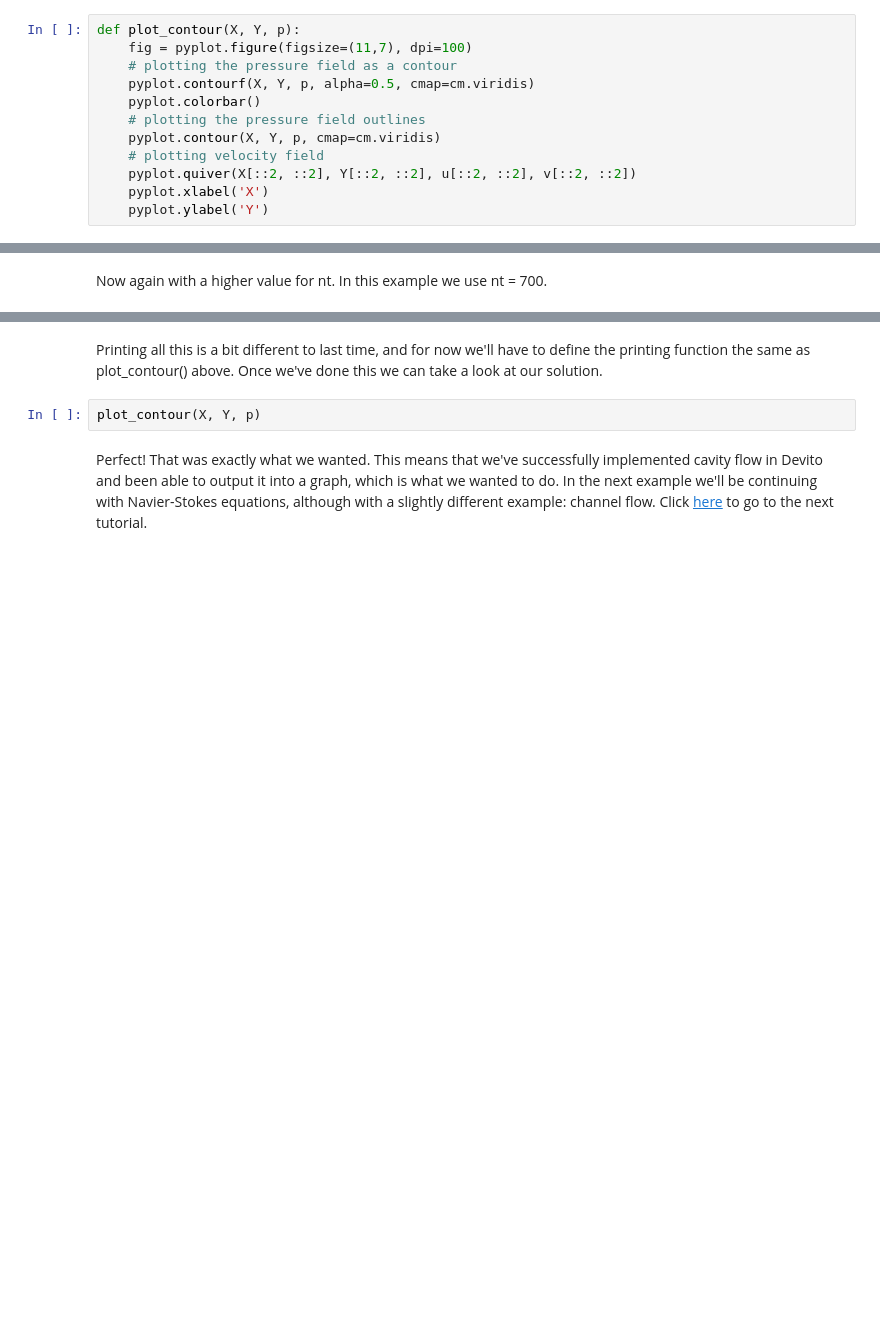
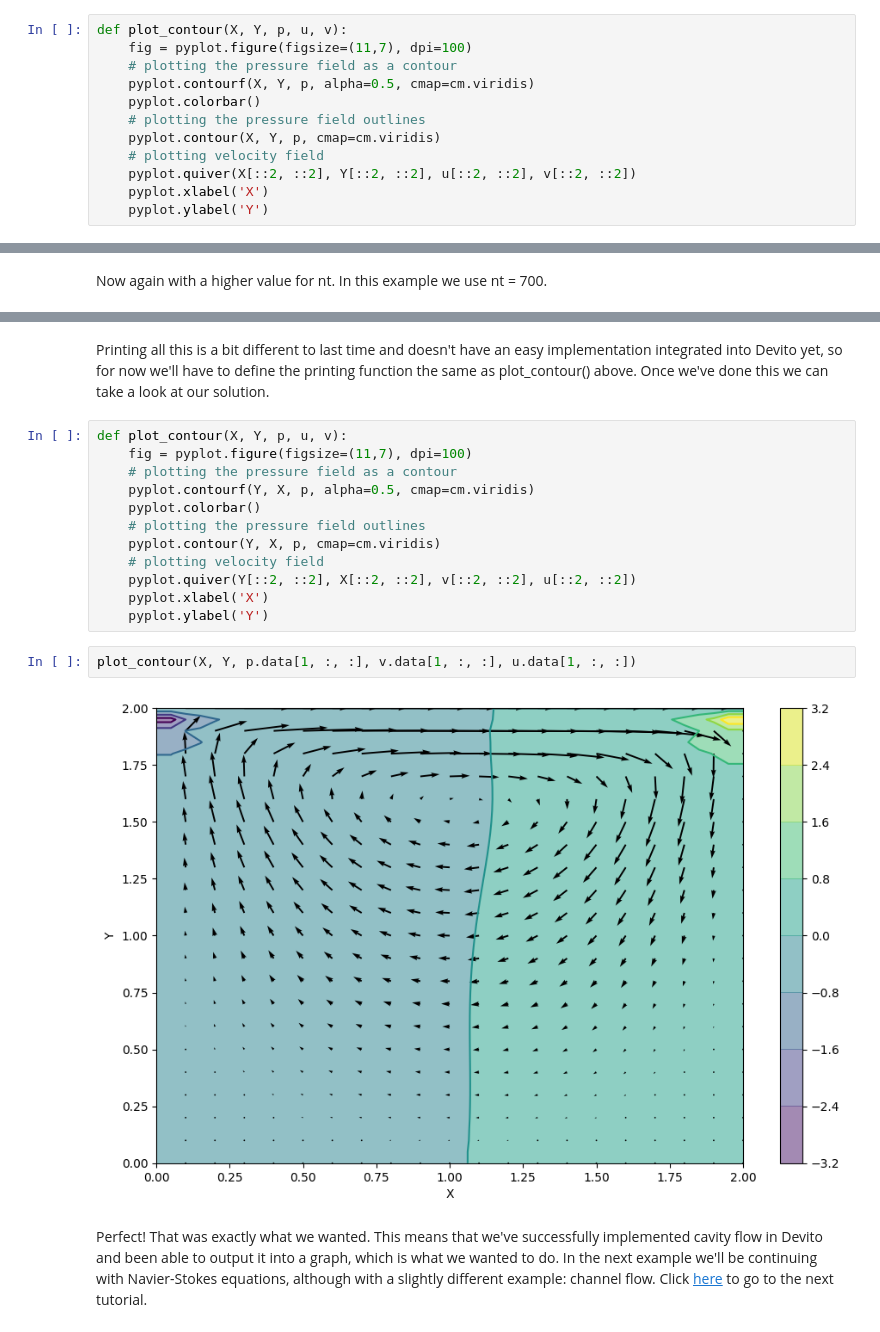
Before and after one commit to zhangwise/devito, a Jupyter notebook: examples/cfd/test_07_navier_stokes_cavity_flow.ipynb, the cells around one changed output, grey strips where cells are left out. Saved outputs shown, nothing was run; the diff lists cells and outputs as text; blank space fills up the shorter version.

Commit message:
Got the Devito code working and outputs all correct for tutorial 7.1

```diff
--- a/examples/cfd/test_07_navier_stokes_cavity_flow.ipynb
+++ b/examples/cfd/test_07_navier_stokes_cavity_flow.ipynb
@@ -113,7 +129,7 @@ def cavity_flow(nt, u, v, dt, dx, dy, p, rho, nu):
 
     return u, v, p
 # %%
-def plot_contour(X, Y, p):
+def plot_contour(X, Y, p, u, v):
     fig = pyplot.figure(figsize=(11,7), dpi=100)
     # plotting the pressure field as a contour
     pyplot.contourf(X, Y, p, alpha=0.5, cmap=cm.viridis)
@@ -210,6 +255,20 @@ SympifyError: SympifyError: []
 # %% [markdown]
-Printing all this is a bit different to last time, and for now we'll have to define the printing function the same as plot_contour() above. Once we've done this we can take a look at our solution.
+Printing all this is a bit different to last time and doesn't have an easy implementation integrated into Devito yet, so for now we'll have to define the printing function the same as plot_contour() above. Once we've done this we can take a look at our solution.
+# %%
+def plot_contour(X, Y, p, u, v):
+    fig = pyplot.figure(figsize=(11,7), dpi=100)
+    # plotting the pressure field as a contour
+    pyplot.contourf(Y, X, p, alpha=0.5, cmap=cm.viridis)
+    pyplot.colorbar()
+    # plotting the pressure field outlines
+    pyplot.contour(Y, X, p, cmap=cm.viridis)
+    # plotting velocity field
+    pyplot.quiver(Y[::2, ::2], X[::2, ::2], v[::2, ::2], u[::2, ::2])
+    pyplot.xlabel('X')
+    pyplot.ylabel('Y')
 # %%
-plot_contour(X, Y, p)
+plot_contour(X, Y, p.data[1, :, :], v.data[1, :, :], u.data[1, :, :])
+# %% [output]
+[figure, added]
 # %% [markdown]
 Perfect! That was exactly what we wanted. This means that we've successfully implemented cavity flow in Devito and been able to output it into a graph, which is what we wanted to do. In the next example we'll be continuing with Navier-Stokes equations, although with a slightly different example: channel flow. Click <a href="https://github.com/opesci/devito/blob/cfd-examples/examples/cfd/test_07_navier_stokes_channel_flow.ipynb">here</a> to go to the next tutorial.
```
Also changed, not shown: parts of 8 cells of this notebook.
